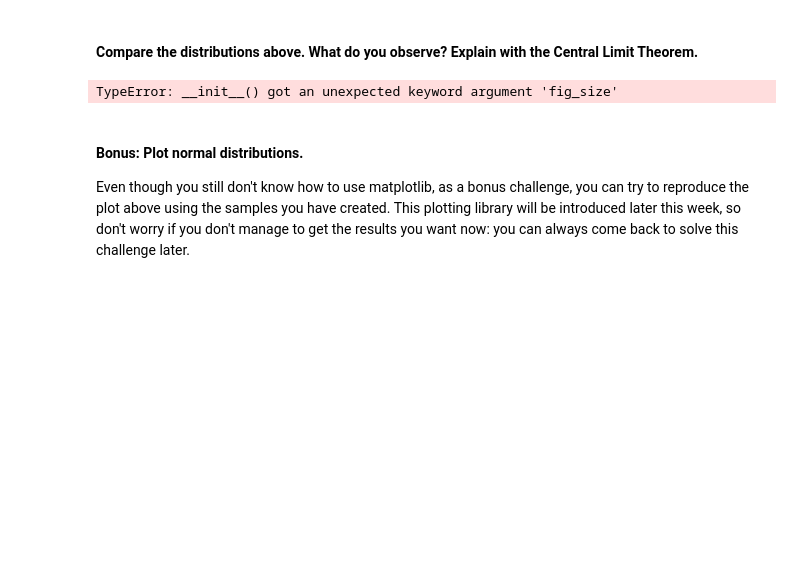
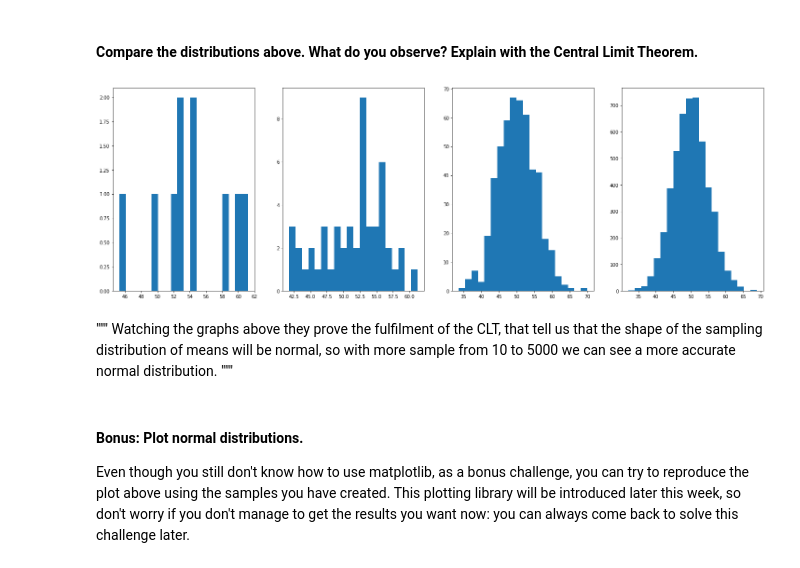
Before and after one commit to ta-data-bcn/lab-probability-dist, a Jupyter notebook: your-code/main.ipynb, the cells around one changed output. Drawn from its saved outputs; the diff is of its cells as text; code cells hidden in the pictures; blank space fills up the shorter version.

```diff
--- a/your-code/main.ipynb
+++ b/your-code/main.ipynb
@@ -31,0 +20,12 @@ samples_list = [sample1,sample2,sample3,sample4]
+# %%
+# your code here
+mean = 50
+std = 5
+sample_size=[10,50,500,5000]
+
+list_of_samples = []
+
+for sample in sample_size:
+    list_of_samples.append(sp.stats.norm.rvs(loc=50, scale=5, size=sample))
+
+list_of_samples #four sample_size in a same list
@@ -40,10 +58,12 @@ If you did, your outputs would be really similar to the ones below:
 # %% [markdown]
 #### Compare the distributions above. What do you observe? Explain with the Central Limit Theorem.
 # %%
-fig, [ax1,ax2,ax3,ax4] = plt.subplots(1,4, fig_size = 20)
-ax1.hist(sample1, bins=20)
-ax2.hist(sample2)
-ax3.hist(sample3)
-ax4.hist(sample4)
+# in a plt.subplot method (nrows,ncols,figsize(width,heigh in inches))
+fig, [ax1,ax2,ax3,ax4] = plt.subplots(nrows=1, ncols=4, figsize = (25,8))
+ax1.hist(list_of_samples[0], bins=20)
+ax2.hist(list_of_samples[1], bins=20)
+ax3.hist(list_of_samples[2], bins=20)
+ax4.hist(list_of_samples[3], bins=20)
+plt.show()
 # %% [output]
-TypeError: __init__() got an unexpected keyword argument 'fig_size'
+[figure, added]
@@ -54,3 +70,7 @@ your comments here
+# %% [markdown]
+"""
+Watching the graphs above they prove the fulfilment of the CLT, that tell us that the shape of the sampling distribution of means will be normal, so with more sample from 10 to 5000 we can see a more accurate normal distribution.
+"""
 # %% [markdown]
 #### Bonus: Plot normal distributions.
 
```
Also changed, not shown: parts of 25 cells of this notebook.
